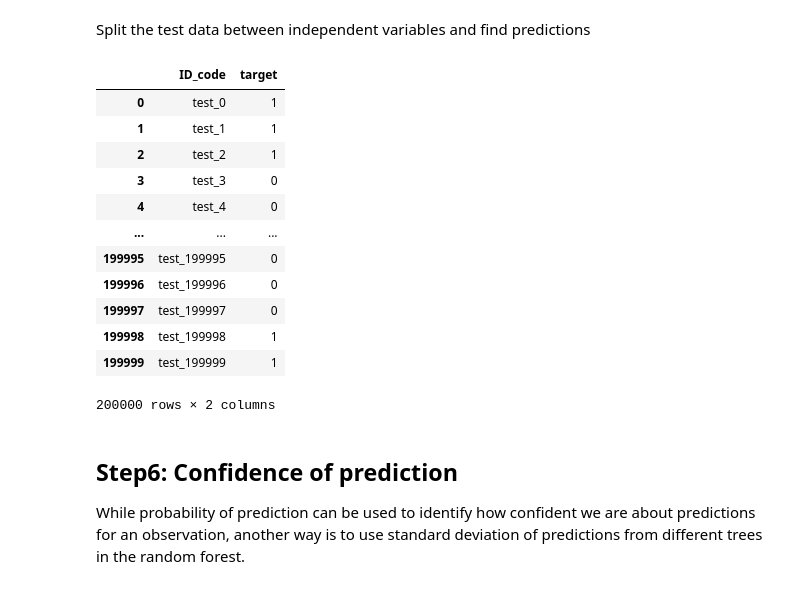
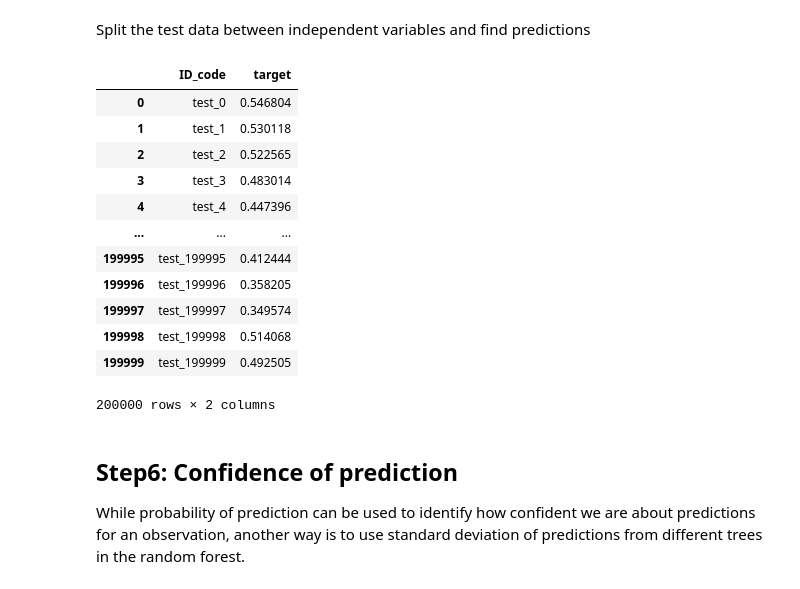
Before and after one commit to harsh1kumar/learning, a Jupyter notebook: machine_learning/santander_trxn_prediction/04_trxn_pred_rf_details.ipynb, the cells around one changed output. Saved outputs shown, nothing was run; the diff lists cells and outputs as text; code cells hidden in the pictures.

Commit message:
[machine_learning]: Changed predict() to predict_proba() in RF Details code

```diff
--- a/machine_learning/santander_trxn_prediction/04_trxn_pred_rf_details.ipynb
+++ b/machine_learning/santander_trxn_prediction/04_trxn_pred_rf_details.ipynb
@@ -127,21 +127,21 @@ Split the test data between independent variables and find predictions
 # %%
 X_test = df_test.loc[:,var_columns]
 
-df_sample_submission['target'] = model_rf.predict(X_test)
+df_sample_submission['target'] = model_rf.predict_proba(X_test)[:,1]
 df_sample_submission
 # %% [output]
 |  | ID_code | target |
-| 0 | test_0 | 1 |
-| 1 | test_1 | 1 |
-| 2 | test_2 | 1 |
-| 3 | test_3 | 0 |
-| 4 | test_4 | 0 |
+| 0 | test_0 | 0.546804 |
+| 1 | test_1 | 0.530118 |
+| 2 | test_2 | 0.522565 |
+| 3 | test_3 | 0.483014 |
+| 4 | test_4 | 0.447396 |
 | ... | ... | ... |
-| 199995 | test_199995 | 0 |
-| 199996 | test_199996 | 0 |
-| 199997 | test_199997 | 0 |
-| 199998 | test_199998 | 1 |
-| 199999 | test_199999 | 1 |
+| 199995 | test_199995 | 0.412444 |
+| 199996 | test_199996 | 0.358205 |
+| 199997 | test_199997 | 0.349574 |
+| 199998 | test_199998 | 0.514068 |
+| 199999 | test_199999 | 0.492505 |
 200000 rows × 2 columns
 # %% [markdown]
 ## Step6: Confidence of prediction
```
Also changed, not shown: parts of 3 cells of this notebook.
